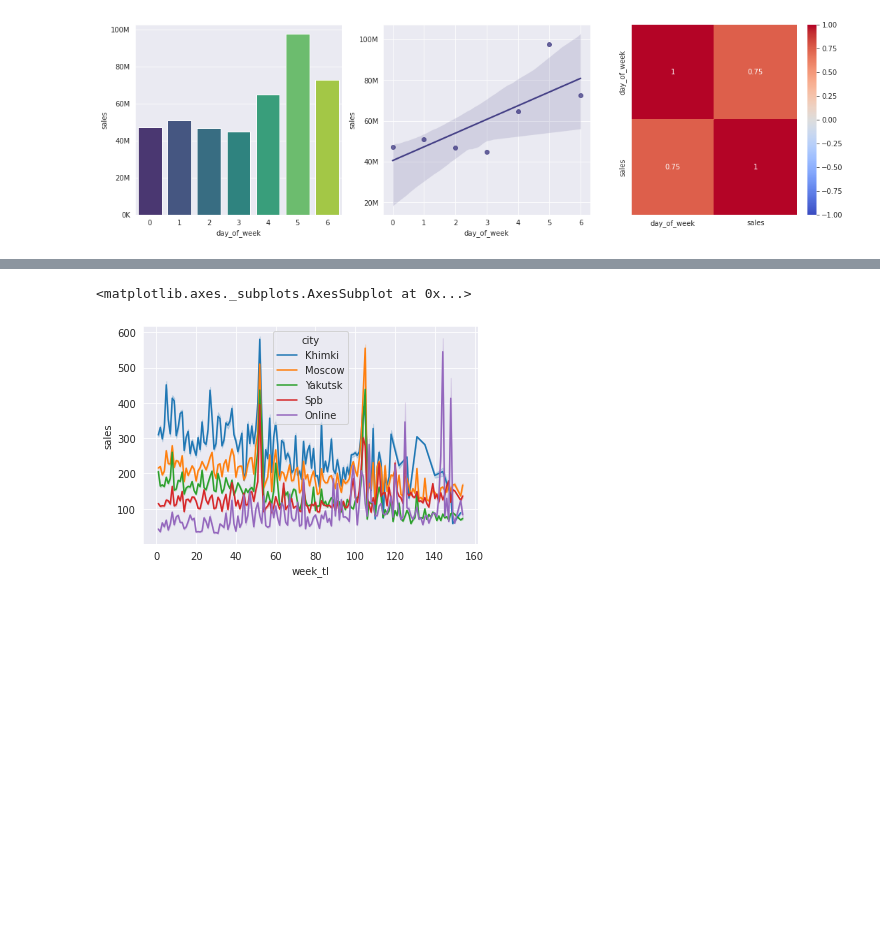
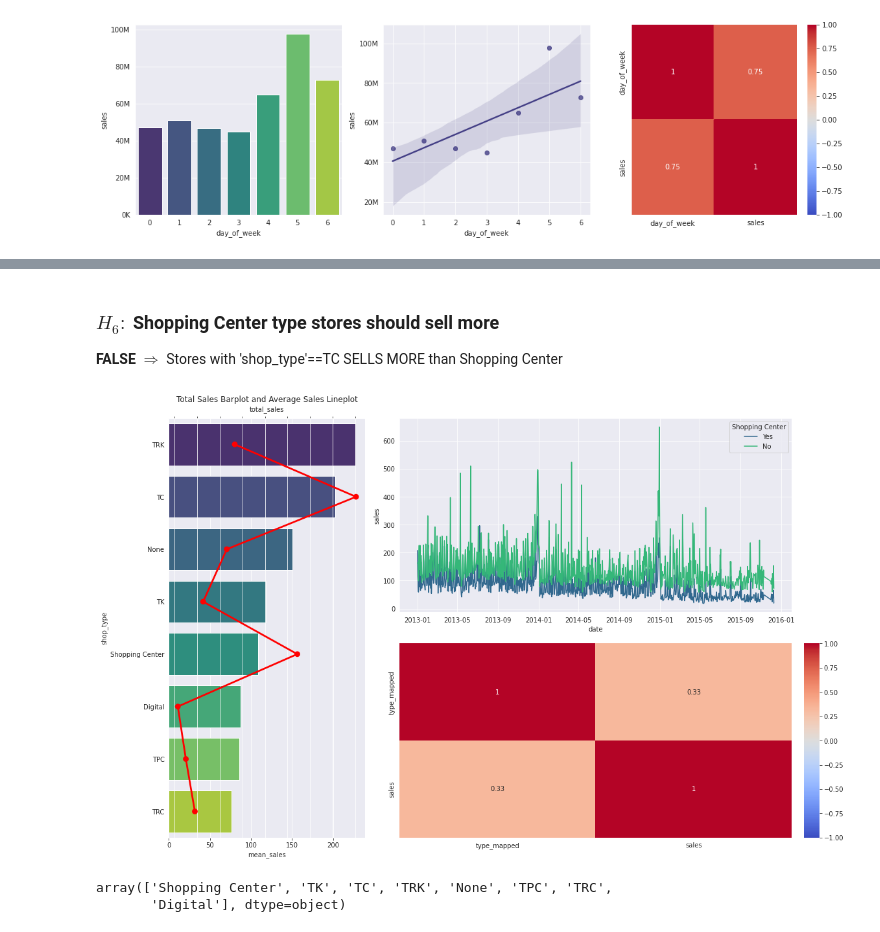
Before and after one commit to Matheus-Homem/future-sales-prediction, a Jupyter notebook: notebook/Russian_Weekly_Sales_Forecast.ipynb, the cells around one changed output, grey strips where cells are left out. Drawn from its saved outputs; the diff is of its cells as text; code cells hidden in the pictures; blank space fills up the shorter version.

```diff
--- a/notebook/Russian_Weekly_Sales_Forecast.ipynb
+++ b/notebook/Russian_Weekly_Sales_Forecast.ipynb
@@ -660,5 +651,0 @@ list(range(19))
-# %%
-sns.lineplot(data=aux1[aux1['city'].isin(aux2['city'][:5].tolist())],x='week_tl',y='sales',hue='city',hue_order=aux2['city'][:5].tolist())
-# %% [output]
-<matplotlib.axes._subplots.AxesSubplot at 0x...>
-[figure, removed]
@@ -666,0 +652,45 @@ aux2
+# %% [markdown]
+### $H_{6}:$ Shopping Center type stores should sell more
+**FALSE** $\Rightarrow$ Stores with 'shop_type'==TC SELLS MORE than Shopping Center
+# %%
+aux1 = pd.concat([df4[['sales','shop_type']].groupby('shop_type').sum().reset_index(),
+                 df4[['sales','shop_type']].groupby('shop_type').mean().reset_index()['sales']],
+                 axis=1)
+aux1.columns = ['shop_type','total_sales','mean_sales']
+aux1.sort_values('mean_sales',ascending=False,inplace=True)
+# %%
+#@title Hypothesis 6 Plots
+
+fig = plt.figure(constrained_layout=True,figsize=(16,10))
+spec = fig.add_gridspec(nrows=2,ncols=3)
+
+# Barplot - Total Sales
+axes1 = fig.add_subplot(spec[0:, 0])
+g1 = sns.barplot(data=aux1,y='shop_type',x='mean_sales',ax=axes1,palette='viridis',label='Average Sales')
+g1.yaxis.set_major_formatter(tick.FuncFormatter(format_number))
+
+# Lineplot - Average Sales
+axes2 = plt.twiny()
+g2 = sns.pointplot(x='total_sales', y='shop_type',ax=axes2 ,data=aux1,color='r',label='Total Sales').set(xticklabels=[])
+plt.title('Total Sales Barplot and Average Sales Lineplot')
+
+# Correlation Heatmap
+axes3 = fig.add_subplot(spec[0, 1:])
+df4['Shopping Center'] = df4['shop_type'].map(lambda x: 'Yes' if x=='Shopping Center' else 'No')
+aux2 = df4[['date','Shopping Center','sales']].groupby(['date','Shopping Center']).mean().reset_index()
+sns.lineplot(data=aux2,x='date',y='sales',hue='Shopping Center',palette='viridis',ax=axes3,hue_order=['Yes','No'])
+
+axes4 = fig.add_subplot(spec[1:, 1:])
+type_dict = dict(zip(aux1['shop_type'].unique(),list(range(8,-1,-1))))
+df4['type_mapped'] = df4.shop_type.map(type_dict)
+g4 = sns.heatmap(df4[['type_mapped','sales']].corr(method='pearson'),ax=axes4,annot=True,cmap='coolwarm',vmax=1,vmin=-1)
+
+df4.drop(['type_mapped','Shopping Center'],axis=1)
+plt.show()
+# %% [output]
+[figure, added]
+# %%
+df4['shop_type'].unique()
+# %% [output]
+array(['Shopping Center', 'TK', 'TC', 'TRK', 'None', 'TPC', 'TRC',
+       'Digital'], dtype=object)
```
Also changed, not shown: parts of 8 cells of this notebook.
